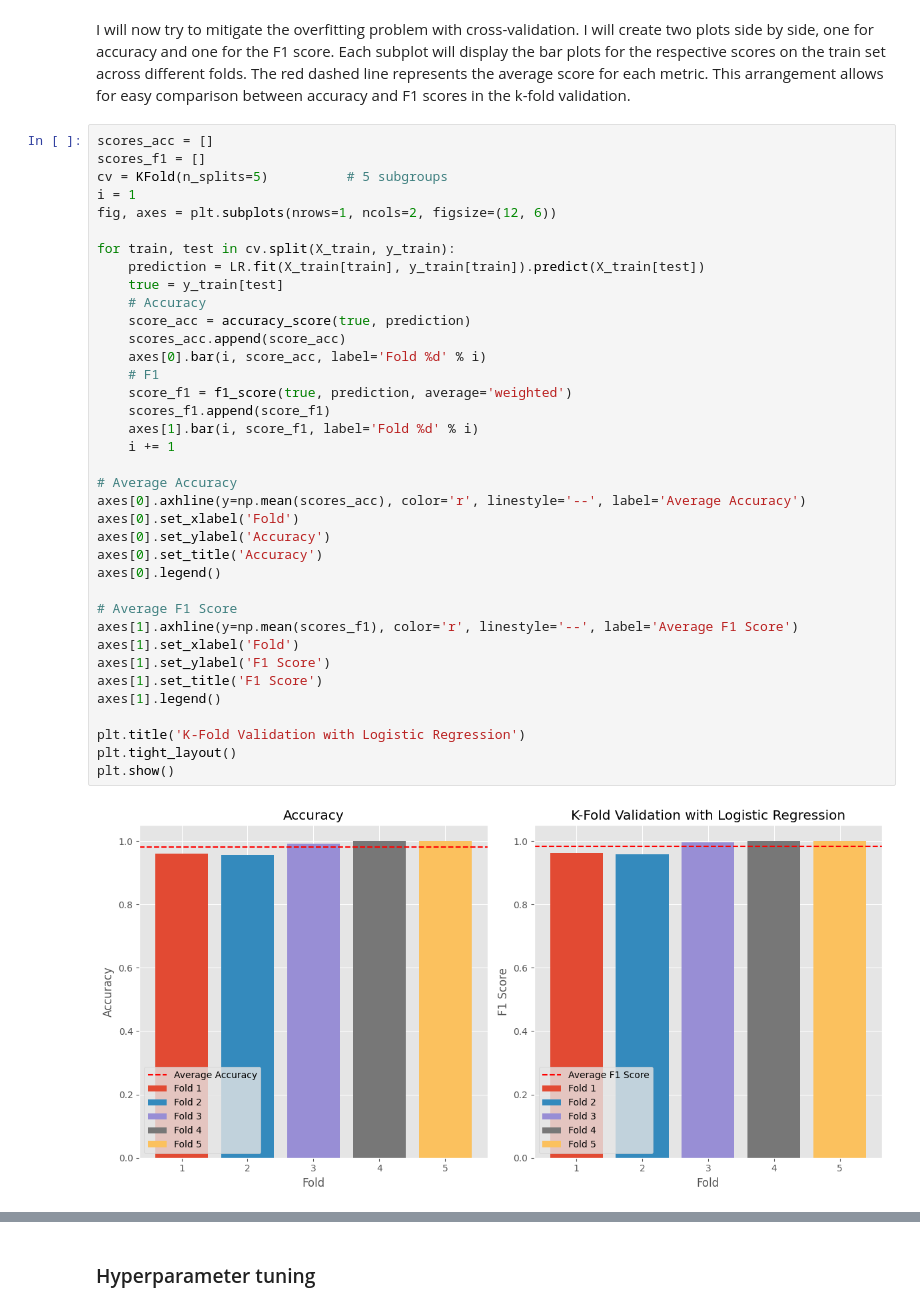
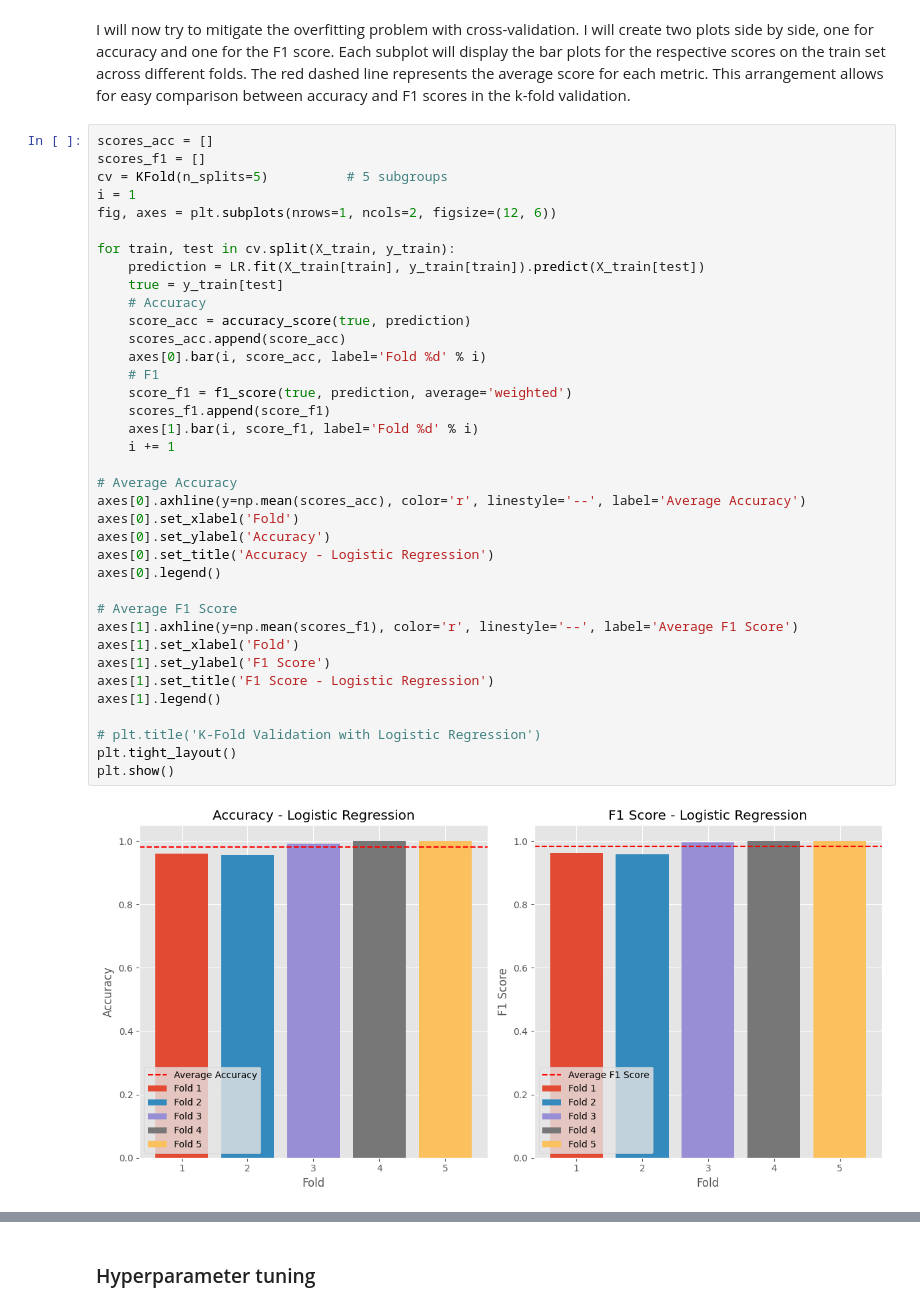
Before and after one commit to DavidAlexanderMoe/Sentiment-Analysis-and-Web-Scraping, a Jupyter notebook: Scripts/Analysis/4. Model Selection and Evaluation.ipynb, the cells around one changed output, grey strips where cells are left out. Drawn from its saved outputs; the diff is of its cells as text.

```diff
--- a/Scripts/Analysis/4. Model Selection and Evaluation.ipynb
+++ b/Scripts/Analysis/4. Model Selection and Evaluation.ipynb
@@ -128,34 +129,34 @@ i = 1
 fig, axes = plt.subplots(nrows=1, ncols=2, figsize=(12, 6))
 
 for train, test in cv.split(X_train, y_train):
     prediction = LR.fit(X_train[train], y_train[train]).predict(X_train[test])
     true = y_train[test]
     # Accuracy
     score_acc = accuracy_score(true, prediction)
     scores_acc.append(score_acc)
     axes[0].bar(i, score_acc, label='Fold %d' % i)
     # F1
     score_f1 = f1_score(true, prediction, average='weighted')
     scores_f1.append(score_f1)
     axes[1].bar(i, score_f1, label='Fold %d' % i)
     i += 1
 
 # Average Accuracy
 axes[0].axhline(y=np.mean(scores_acc), color='r', linestyle='--', label='Average Accuracy')
 axes[0].set_xlabel('Fold')
 axes[0].set_ylabel('Accuracy')
-axes[0].set_title('Accuracy')
+axes[0].set_title('Accuracy - Logistic Regression')
 axes[0].legend()
 
 # Average F1 Score
 axes[1].axhline(y=np.mean(scores_f1), color='r', linestyle='--', label='Average F1 Score')
 axes[1].set_xlabel('Fold')
 axes[1].set_ylabel('F1 Score')
-axes[1].set_title('F1 Score')
+axes[1].set_title('F1 Score - Logistic Regression')
 axes[1].legend()
 
-plt.title('K-Fold Validation with Logistic Regression')
+# plt.title('K-Fold Validation with Logistic Regression')
 plt.tight_layout()
 plt.show()
 # %% [output]
-[figure, old version]
+[figure, new version]
```
Also changed, not shown: parts of 38 cells of this notebook.
